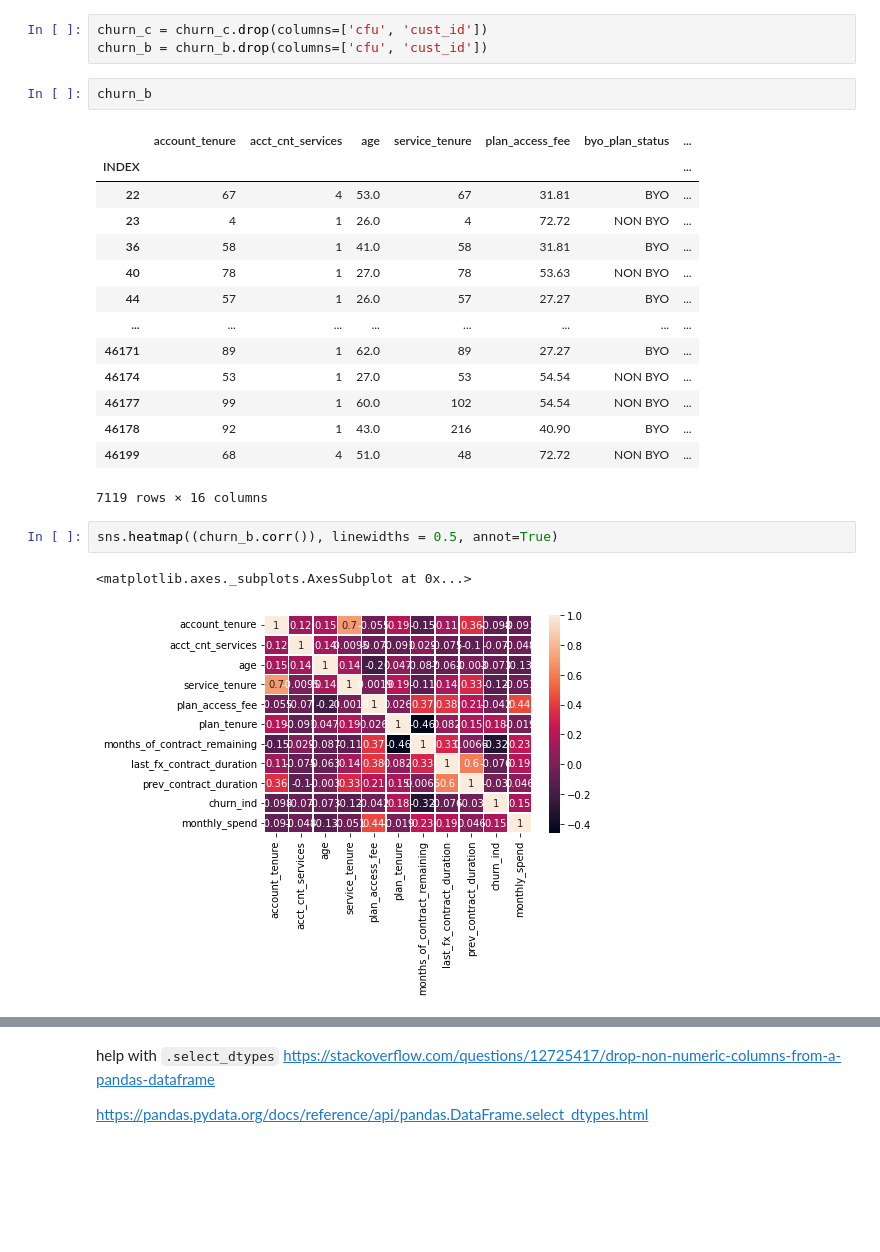
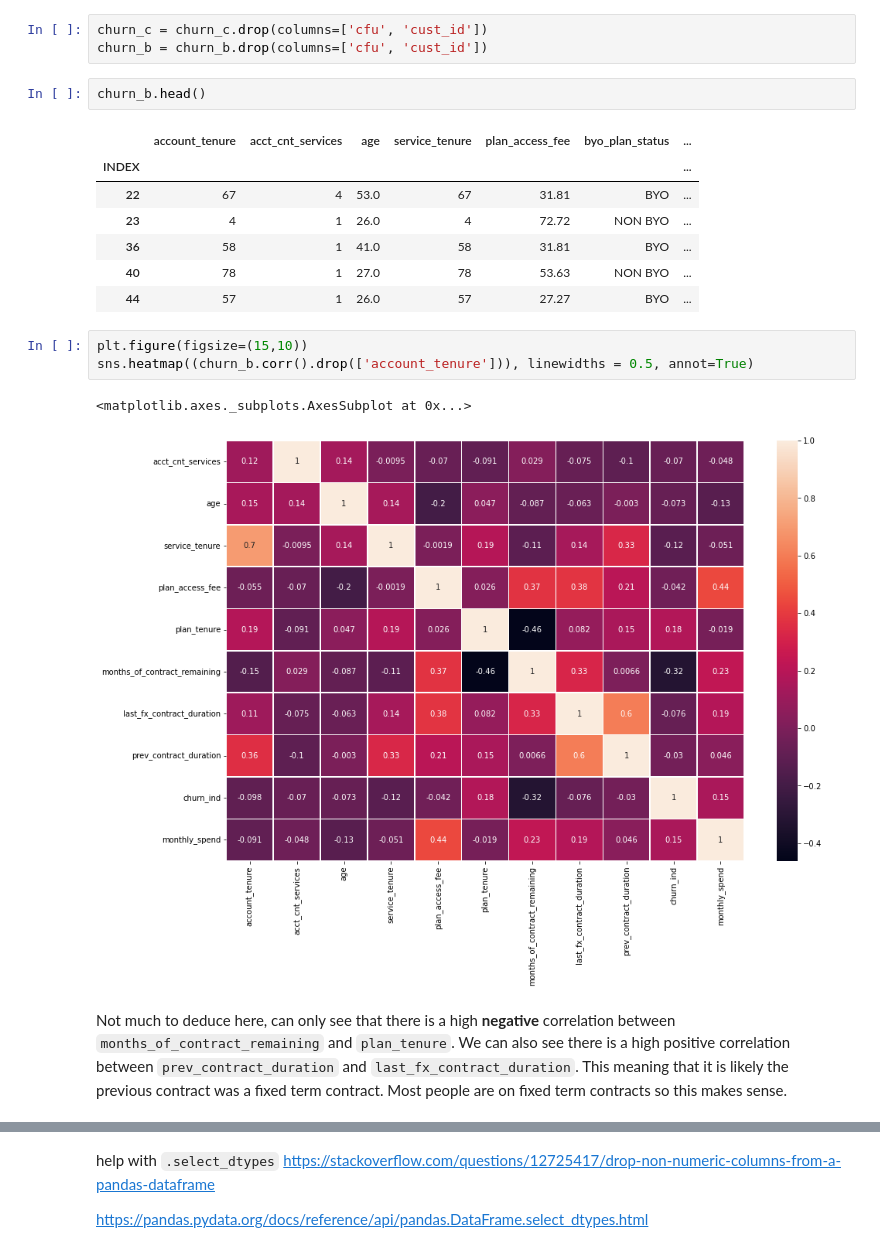
Before and after one commit to MQCOMP2200-S2-2021/Data-Science-Labs, a Jupyter notebook: Portfolio 3 - Christopher Rudolph.ipynb, the cells around one changed output, grey strips where cells are left out. Drawn from its saved outputs; the diff is of its cells as text; blank space fills up the shorter version.

```diff
--- a/Portfolio 3 - Christopher Rudolph.ipynb
+++ b/Portfolio 3 - Christopher Rudolph.ipynb
@@ -201,7 +214,7 @@ Dropping the `cfu` column as it will no longer be needed and the cust_id as we d
 churn_c = churn_c.drop(columns=['cfu', 'cust_id'])
 churn_b = churn_b.drop(columns=['cfu', 'cust_id'])
 # %%
-churn_b
+churn_b.head()
 # %% [output]
 |  | account_tenure | acct_cnt_services | age | service_tenure | plan_access_fee | byo_plan_status | ... |
 | INDEX |  |  |  |  |  |  | ... |
@@ -210,18 +223,14 @@ churn_b
 | 36 | 58 | 1 | 41.0 | 58 | 31.81 | BYO | ... |
 | 40 | 78 | 1 | 27.0 | 78 | 53.63 | NON BYO | ... |
 | 44 | 57 | 1 | 26.0 | 57 | 27.27 | BYO | ... |
-| ... | ... | ... | ... | ... | ... | ... | ... |
-| 46171 | 89 | 1 | 62.0 | 89 | 27.27 | BYO | ... |
-| 46174 | 53 | 1 | 27.0 | 53 | 54.54 | NON BYO | ... |
-| 46177 | 99 | 1 | 60.0 | 102 | 54.54 | NON BYO | ... |
-| 46178 | 92 | 1 | 43.0 | 216 | 40.90 | BYO | ... |
-| 46199 | 68 | 4 | 51.0 | 48 | 72.72 | NON BYO | ... |
-7119 rows × 16 columns
 # %%
-sns.heatmap((churn_b.corr()), linewidths = 0.5, annot=True)
+plt.figure(figsize=(15,10))
+sns.heatmap((churn_b.corr().drop(['account_tenure'])), linewidths = 0.5, annot=True)
 # %% [output]
 <matplotlib.axes._subplots.AxesSubplot at 0x...>
-[figure, old version]
+[figure, new version]
+# %% [markdown]
+Not much to deduce here, can only see that there is a high **negative** correlation between `months_of_contract_remaining` and `plan_tenure`. We can also see there is a high positive correlation between `prev_contract_duration` and `last_fx_contract_duration`. This meaning that it is likely the previous contract was a fixed term contract. Most people are on fixed term contracts so this makes sense.
 # %% [markdown]
 From this DF exploration, we've found:
 - no columns are equal.
```
Also changed, not shown: parts of 16 cells of this notebook, 1 other file.
